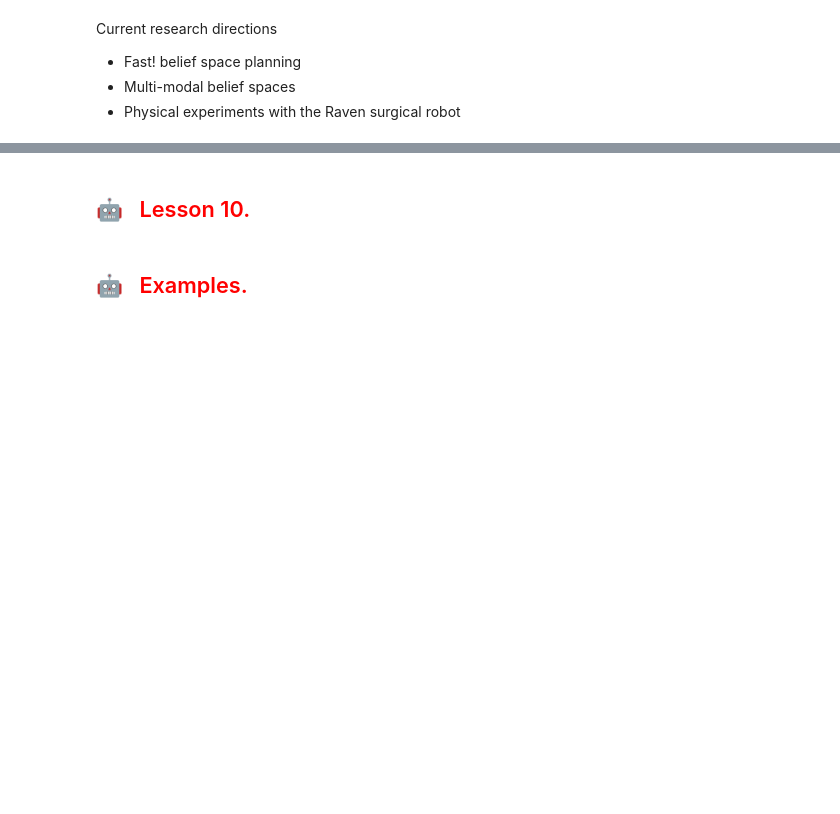
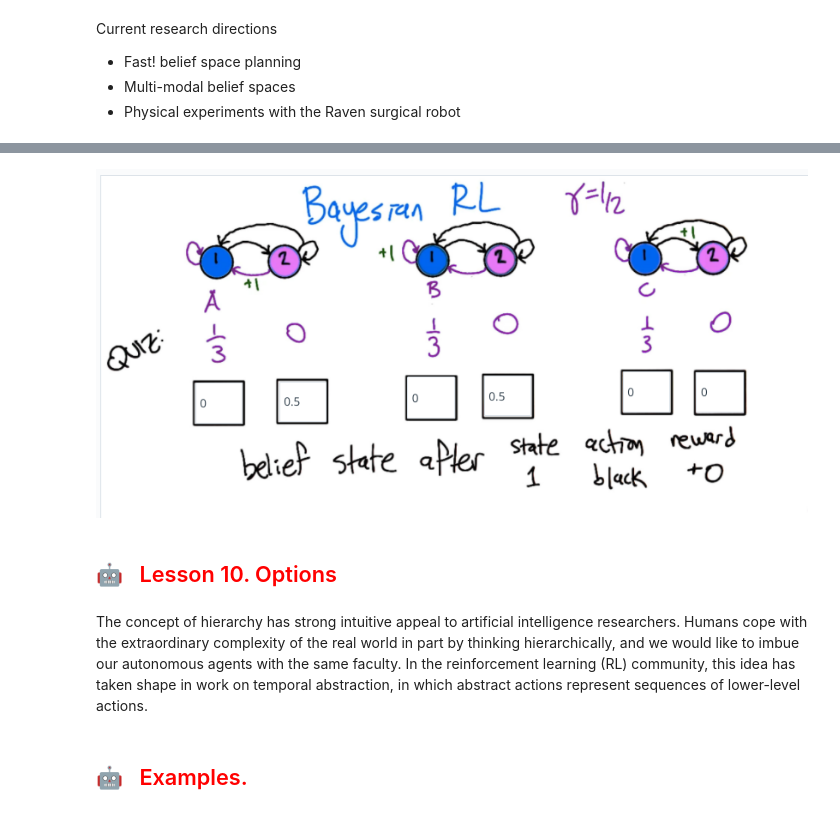
Before and after one commit to OlgaBelitskaya/reflections, a Jupyter notebook: ud600/reflections-ud600-9-10.ipynb, the cells around one changed output, grey strips where cells are left out. Drawn from its saved outputs; the diff is of its cells as text; code cells hidden in the pictures; blank space fills up the shorter version.

```diff
--- a/ud600/reflections-ud600-9-10.ipynb
+++ b/ud600/reflections-ud600-9-10.ipynb
@@ -155,0 +228,5 @@ Current research directions
+# %%
+# Quiz: Bayesian RL - 2
+Image('7-8_07.png')
+# %% [output]
+[figure, added]
@@ -156,5 +237,7 @@ Current research directions
 # %% [markdown]
-##  &#x1F916; &nbsp;  <span style="color:red"> Lesson 10. </span>
+##  &#x1F916; &nbsp;  <span style="color:red"> Lesson 10. Options</span>
+# %% [markdown]
+The concept of hierarchy has strong intuitive appeal to artificial intelligence researchers. Humans cope with the extraordinary complexity of the real world in part by thinking hierarchically, and we would like to imbue our autonomous agents with the same faculty. In the reinforcement learning (RL) community, this idea has taken shape in work on temporal abstraction, in which abstract actions represent sequences of lower-level actions.
 # %% [markdown]
 ##  &#x1F916; &nbsp;  <span style="color:red"> Examples. </span>
 # %%
```
Also changed, not shown: parts of 19 cells of this notebook.
